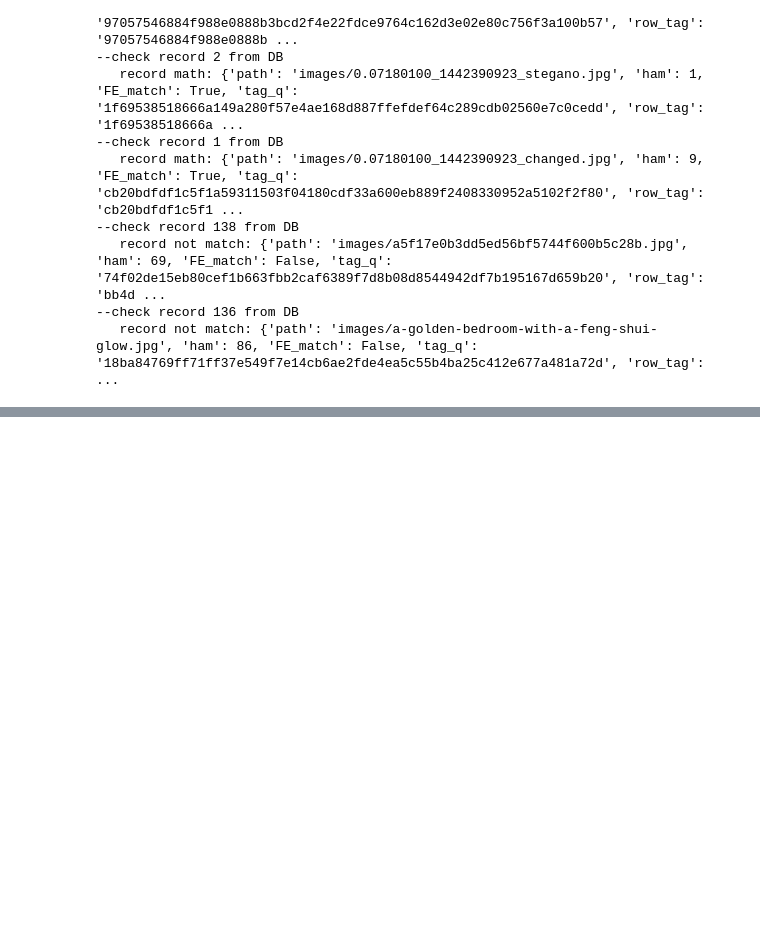
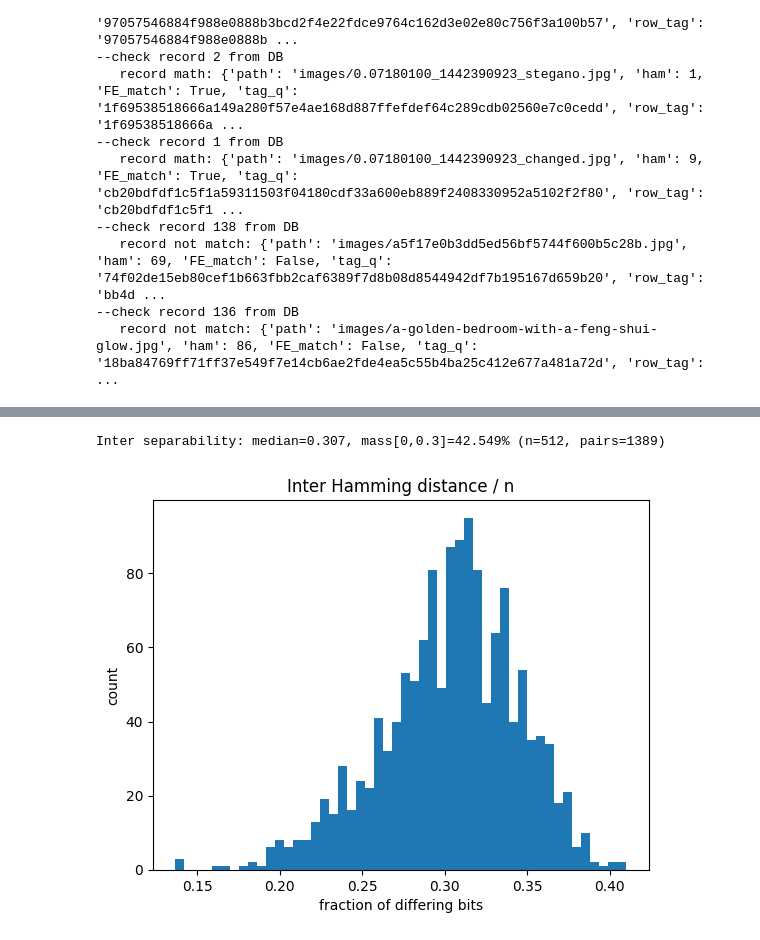
Before and after one commit to d-yacenko/Article14, a Jupyter notebook: perceptual_fe_demo.ipynb, the cells around one changed output, grey strips where cells are left out. Cells and saved outputs as stored; diff of their text form; code cells hidden in the pictures; blank space fills up the shorter version.

```diff
--- a/perceptual_fe_demo.ipynb
+++ b/perceptual_fe_demo.ipynb
@@ -451,0 +529,45 @@ Compare images from DB with img images/0.07180100_1442390923_.jpg
+# %%
+# --- Inter-разделимость (fixed to use `image_paths` and existing pipeline) ---
+import numpy as np
+import matplotlib.pyplot as plt
+
+rng = np.random.default_rng(1)
+
+# Галерея из ранее загруженной коллекции
+gallery_images = image_paths
+assert len(gallery_images) >= 2, "Need at least 2 images to compute inter separability."
+
+# Бинарные коды всех изображений
+codes = [image_to_code(p)[0] for p in gallery_images]
+n = len(codes[0])
+
+# Сэмплируем разные пары
+M = len(codes)
+m = min(5000, M * 10)
+pairs = rng.integers(0, M, size=(m, 2))
+pairs = pairs[pairs[:, 0] != pairs[:, 1]]
+if len(pairs) == 0 and M >= 2:
+    pairs = np.array([(i,j) for i in range(M) for j in range(i+1, M)], dtype=np.int64)
+
+# Нормированный Хэмминг
+dists = []
+for i, j in pairs:
+    a = np.asarray(codes[i], dtype=np.uint8)
+    b = np.asarray(codes[j], dtype=np.uint8)
+    dists.append(float((a ^ b).mean()))
+dists = np.array(dists, dtype=float)
+
+med = float(np.median(dists))
+mass_low = float((dists <= 0.3).mean())
+
+print(f"Inter separability: median={med:.3f}, mass[0,0.3]={mass_low:.3%} (n={n}, pairs={len(dists)})")
+
+plt.figure()
+plt.hist(dists, bins=50)
+plt.title("Inter Hamming distance / n")
+plt.xlabel("fraction of differing bits")
+plt.ylabel("count")
+plt.show()
+# %% [output]
+Inter separability: median=0.307, mass[0,0.3]=42.549% (n=512, pairs=1389)
+[figure, added]
```
Also changed, not shown: parts of 4 cells of this notebook.
